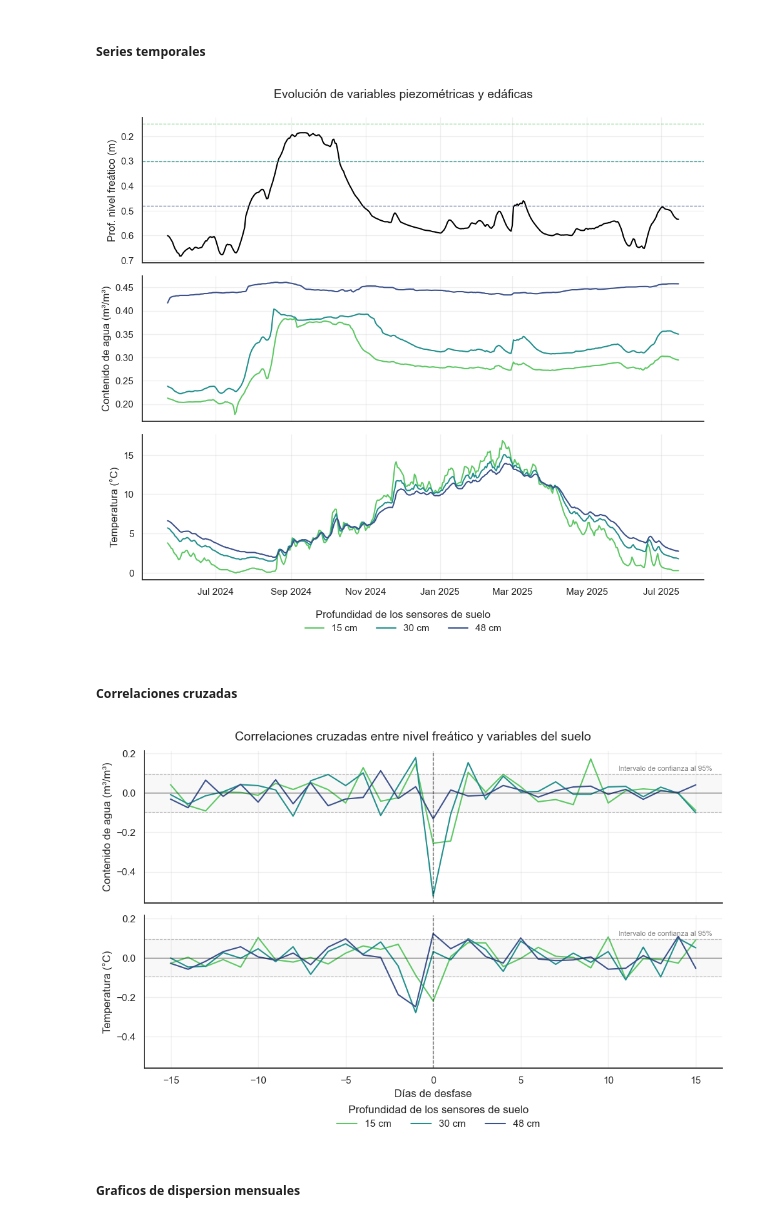
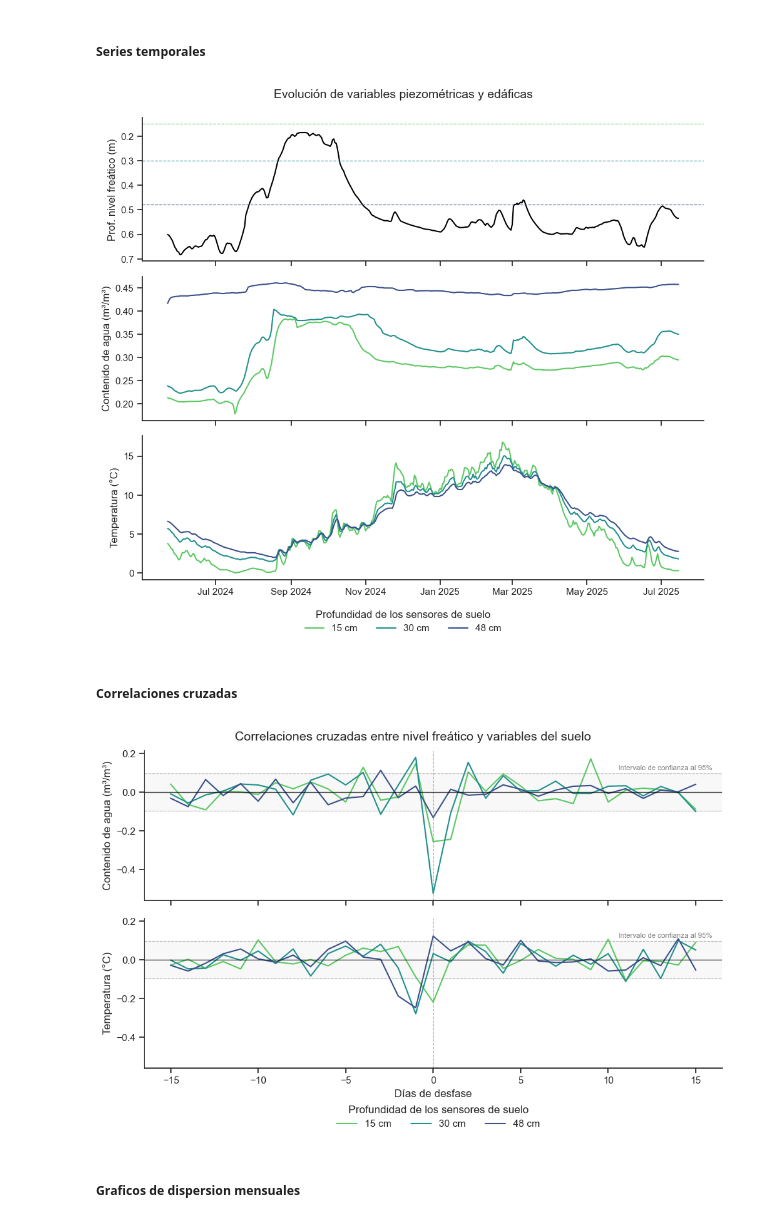
Before and after one commit to pibonacic/Huasco-salt-flat-groundwater-and-soil-dynamics, a Jupyter notebook: code/04_all-data_exploratory-visualization.ipynb, the cells around one changed output. Cells and saved outputs as stored; diff of their text form; code cells hidden in the pictures.

```diff
--- a/code/04_all-data_exploratory-visualization.ipynb
+++ b/code/04_all-data_exploratory-visualization.ipynb
@@ -93,7 +93,7 @@ lag_days = 15
 lags = np.arange(-lag_days, lag_days+1)
 
 # Largo de la ventana movil (dias)
-window_days = 45
+window_days = 61
 
 # Nombres de las columnas a correlacionar
 groundwater_col = 'Piezometer_NA_groundwater-depth_m'
@@ -130,7 +130,8 @@ for var_label, var_suffix in variables_map.items():
 
         # Calculo de la correlacion movil entre nivel freatico y la variable actual a la prof. actual
         r_series = diff_wide_df[groundwater_col
-                                ].rolling(window=window_days
+                                ].rolling(window=window_days,
+                                          center=True
                                           ).corr(diff_wide_df[col_name])
 
         # Almacenamiento de datos en un dataframe temporal (correlacion movil)
@@ -232,13 +233,9 @@ Definicion de estilo de graficos
 # Estilo global de seaborn
 sns.set_theme(
     context='notebook',     # Escalado para visualizacion web
-    style='white',          # Fondo blanco sin ticks en los ejes
+    style='ticks',          # Fondo blanco sin ticks en los ejes
     font='sans-serif'
     )
-
-# Grillas
-plt.rcParams['axes.grid'] = True
-plt.rcParams['grid.alpha'] = 0.3
 
 # Paleta de colores
 viridis = sns.color_palette("viridis_r", n_colors=3)
@@ -318,7 +315,7 @@ plt.subplots_adjust(top=0.93, bottom=0.11) # Ajusta espacio disponible para face
 
 plt.show()
 # %% [output]
-[figure, old version]
+[figure, new version]
 # %% [markdown]
 ##### Correlaciones cruzadas
 # %%
@@ -350,8 +347,8 @@ ax.set_xlabel('Días de desfase')
 for ax in cross_corr.axes.flat:
 
     # Trazado de lineas 0, 0
-    ax.axvline(0, color='black', linestyle='--', linewidth=1, alpha=0.5)
-    ax.axhline(0, color='black', linestyle='-', linewidth=1, alpha=0.5)
+    ax.axvline(0, color='gray', linestyle='--', linewidth=0.8, alpha=0.6)
+    ax.axhline(0, color='black', linestyle='-', linewidth=1, alpha=0.7)
 
     # Trazado de limites de confianza
     ax.axhline(conf_cross_corr, color='gray', linestyle='--', linewidth=0.8, alpha=0.5)
@@ -360,34 +357,34 @@ for ax in cross_corr.axes.flat:
 
     # Anotacion del limite de confianza
     ax.text(
         x=0.82,
         y=0.87,
         s='Intervalo de confianza al 95%',
         transform=ax.transAxes,
         fontsize=8,
         color='gray'
     )
 
 # Creacion de nueva leyenda
 cross_corr.figure.legend(
     loc='lower center',
     bbox_to_anchor=(0.54, -0.07),
     ncol=3,
     title="Profundidad de los sensores de suelo",
     frameon=False
 )
 
 # Establecimiento de titulo
 cross_corr.figure.suptitle("Correlaciones cruzadas entre nivel freático y variables del suelo",
                            x=0.5, y=0.98, fontsize=14)
 
 # Ajustes de espaciado
 plt.tight_layout()
 plt.subplots_adjust(top=0.93, bottom=0.11) # Ajusta espacio disponible para facets
 
 plt.show()
 # %% [output]
-[figure, old version]
+[figure, new version]
 # %% [markdown]
 ##### Graficos de dispersion mensuales
 # %%
```
Also changed, not shown: parts of 5 cells of this notebook, 7 other files.
